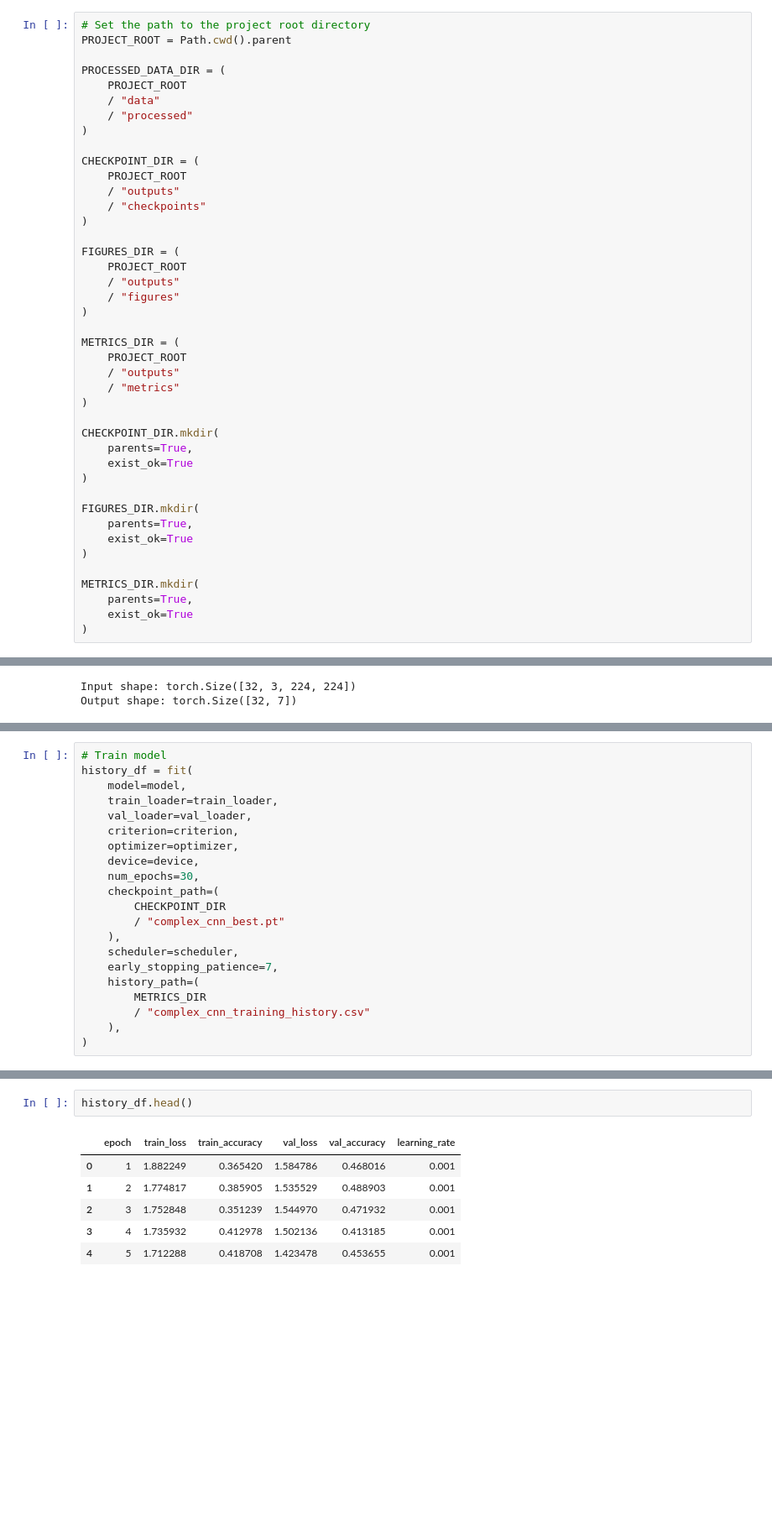
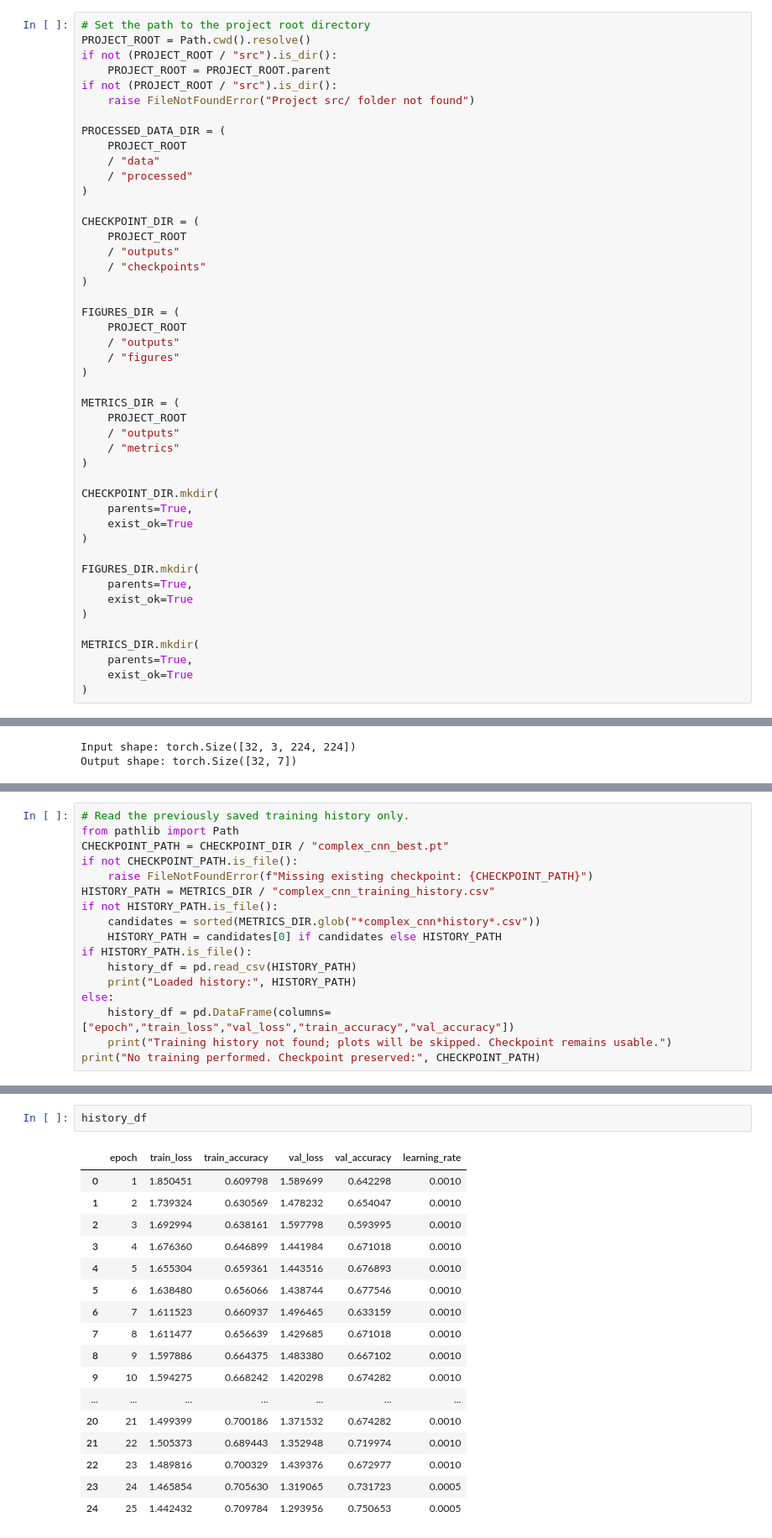
Before and after one commit to MaiAnh17/skin-lesion-classification-dl, a Jupyter notebook: notebooks/06_complex_cnn.ipynb, the cells around one changed output, grey strips where cells are left out. Shown at 84% size. Cells and saved outputs as stored; diff of their text form; blank space fills up the shorter version.

```diff
--- a/notebooks/06_complex_cnn.ipynb
+++ b/notebooks/06_complex_cnn.ipynb
@@ -16,7 +16,11 @@ import torch.nn as nn
 from torch.utils.data import DataLoader
 # %%
 # Set the path to the project root directory
-PROJECT_ROOT = Path.cwd().parent
+PROJECT_ROOT = Path.cwd().resolve()
+if not (PROJECT_ROOT / "src").is_dir():
+    PROJECT_ROOT = PROJECT_ROOT.parent
+if not (PROJECT_ROOT / "src").is_dir():
+    raise FileNotFoundError("Project src/ folder not found")
 
 PROCESSED_DATA_DIR = (
     PROJECT_ROOT
@@ -353,22 +322,18 @@ scheduler = torch.optim.lr_scheduler.ReduceLROnPlateau(
 # %%
-# Train model
-history_df = fit(
-    model=model,
-    train_loader=train_loader,
-    val_loader=val_loader,
-    criterion=criterion,
-    optimizer=optimizer,
-    device=device,
-    num_epochs=30,
-    checkpoint_path=(
-        CHECKPOINT_DIR
-        / "complex_cnn_best.pt"
-    ),
-    scheduler=scheduler,
-    early_stopping_patience=7,
-    history_path=(
-        METRICS_DIR
-        / "complex_cnn_training_history.csv"
-    ),
-)
+# Read the previously saved training history only.
+from pathlib import Path
+CHECKPOINT_PATH = CHECKPOINT_DIR / "complex_cnn_best.pt"
+if not CHECKPOINT_PATH.is_file():
+    raise FileNotFoundError(f"Missing existing checkpoint: {CHECKPOINT_PATH}")
+HISTORY_PATH = METRICS_DIR / "complex_cnn_training_history.csv"
+if not HISTORY_PATH.is_file():
+    candidates = sorted(METRICS_DIR.glob("*complex_cnn*history*.csv"))
+    HISTORY_PATH = candidates[0] if candidates else HISTORY_PATH
+if HISTORY_PATH.is_file():
+    history_df = pd.read_csv(HISTORY_PATH)
+    print("Loaded history:", HISTORY_PATH)
+else:
+    history_df = pd.DataFrame(columns=["epoch","train_loss","val_loss","train_accuracy","val_accuracy"])
+    print("Training history not found; plots will be skipped. Checkpoint remains usable.")
+print("No training performed. Checkpoint preserved:", CHECKPOINT_PATH)
 # %% [output]
@@ -392,10 +342,21 @@ Early stopping triggered.
 # %%
-history_df.head()
+history_df
 # %% [output]
 |  | epoch | train_loss | train_accuracy | val_loss | val_accuracy | learning_rate |
-| 0 | 1 | 1.882249 | 0.365420 | 1.584786 | 0.468016 | 0.001 |
-| 1 | 2 | 1.774817 | 0.385905 | 1.535529 | 0.488903 | 0.001 |
-| 2 | 3 | 1.752848 | 0.351239 | 1.544970 | 0.471932 | 0.001 |
-| 3 | 4 | 1.735932 | 0.412978 | 1.502136 | 0.413185 | 0.001 |
-| 4 | 5 | 1.712288 | 0.418708 | 1.423478 | 0.453655 | 0.001 |
+| 0 | 1 | 1.850451 | 0.609798 | 1.589699 | 0.642298 | 0.0010 |
+| 1 | 2 | 1.739324 | 0.630569 | 1.478232 | 0.654047 | 0.0010 |
+| 2 | 3 | 1.692994 | 0.638161 | 1.597798 | 0.593995 | 0.0010 |
+| 3 | 4 | 1.676360 | 0.646899 | 1.441984 | 0.671018 | 0.0010 |
+| 4 | 5 | 1.655304 | 0.659361 | 1.443516 | 0.676893 | 0.0010 |
+| 5 | 6 | 1.638480 | 0.656066 | 1.438744 | 0.677546 | 0.0010 |
+| 6 | 7 | 1.611523 | 0.660937 | 1.496465 | 0.633159 | 0.0010 |
+| 7 | 8 | 1.611477 | 0.656639 | 1.429685 | 0.671018 | 0.0010 |
+| 8 | 9 | 1.597886 | 0.664375 | 1.483380 | 0.667102 | 0.0010 |
+| 9 | 10 | 1.594275 | 0.668242 | 1.420298 | 0.674282 | 0.0010 |
+| ... | ... | ... | ... | ... | ... | ... |
+| 20 | 21 | 1.499399 | 0.700186 | 1.371532 | 0.674282 | 0.0010 |
+| 21 | 22 | 1.505373 | 0.689443 | 1.352948 | 0.719974 | 0.0010 |
+| 22 | 23 | 1.489816 | 0.700329 | 1.439376 | 0.672977 | 0.0010 |
+| 23 | 24 | 1.465854 | 0.705630 | 1.319065 | 0.731723 | 0.0005 |
+| 24 | 25 | 1.442432 | 0.709784 | 1.293956 | 0.750653 | 0.0005 |
 # %%
```
Also changed, not shown: parts of 9 cells of this notebook, 18 other files.
